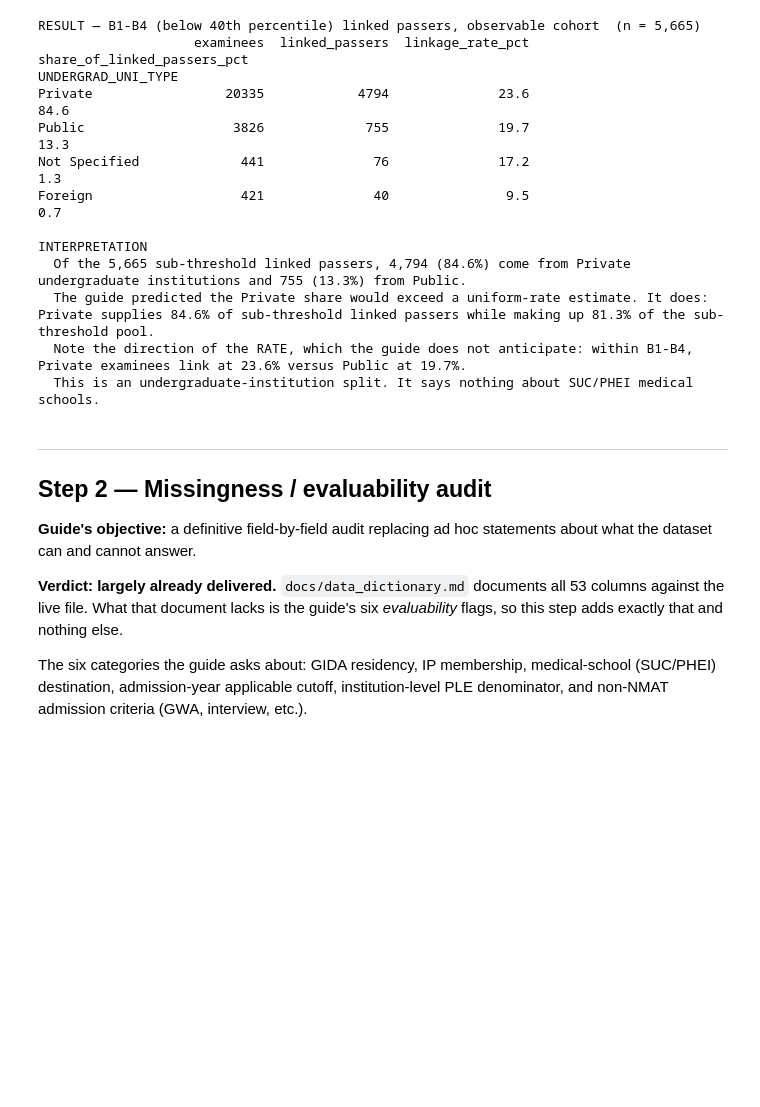
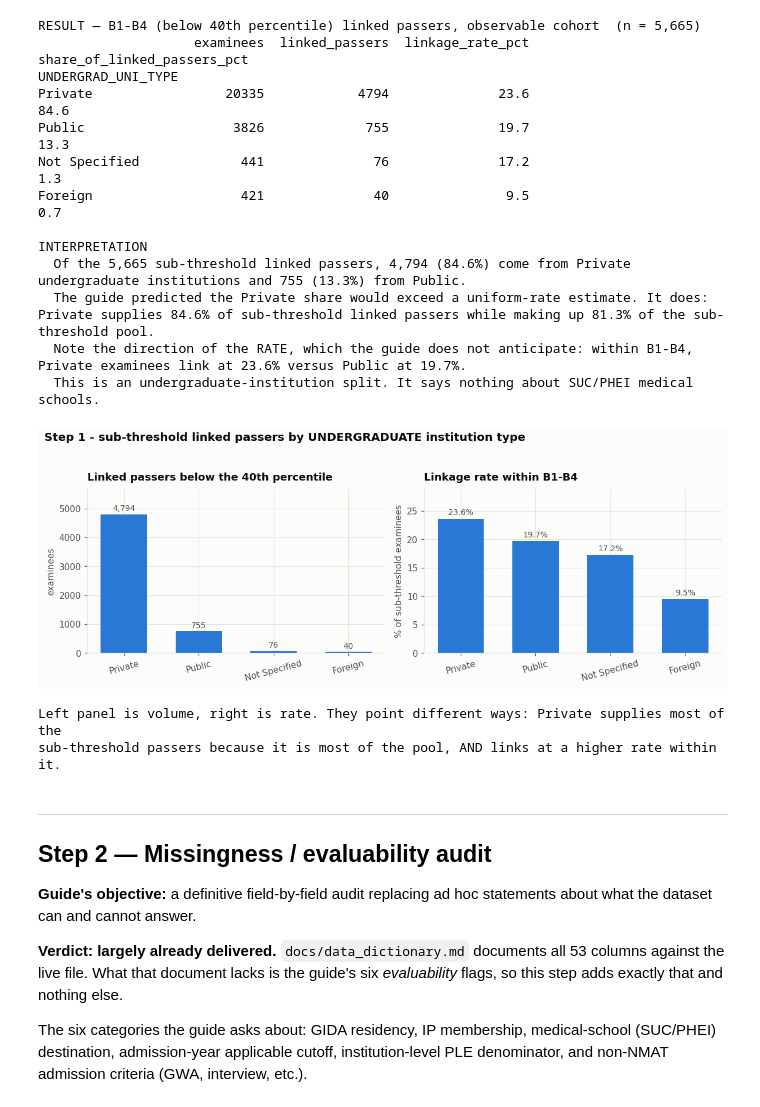
Before and after one commit to yoshiii1203/NMAT-Main-Repository, a Jupyter notebook: 6_Robustness_Analysis.ipynb, the cells around one changed output. Saved outputs shown, nothing was run; the diff lists cells and outputs as text; code cells hidden in the pictures; blank space fills up the shorter version.

```diff
--- a/6_Robustness_Analysis.ipynb
+++ b/6_Robustness_Analysis.ipynb
@@ -199,6 +250,30 @@ INTERPRETATION
   The guide predicted the Private share would exceed a uniform-rate estimate. It does: Private supplies 84.6% of sub-threshold linked passers while making up 81.3% of the sub-threshold pool.
   Note the direction of the RATE, which the guide does not anticipate: within B1-B4, Private examinees link at 23.6% versus Public at 19.7%.
   This is an undergraduate-institution split. It says nothing about SUC/PHEI medical schools.
+# %%
+d1 = s1.sort_values("linked_passers", ascending=False)
+fig, axes = plt.subplots(1, 2, figsize=(11, 4.2))
+
+b = axes[0].bar(d1.index, d1.linked_passers, color=C1, width=.62)
+label_bars(axes[0], b, "{:,.0f}", dy=60)
+style(axes[0], "Linked passers below the 40th percentile", "examinees")
+axes[0].set_ylim(0, d1.linked_passers.max() * 1.18)
+
+b = axes[1].bar(d1.index, d1.linkage_rate_pct, color=C1, width=.62)
+label_bars(axes[1], b, "{:.1f}%", dy=.4)
+style(axes[1], "Linkage rate within B1-B4", "% of sub-threshold examinees")
+axes[1].set_ylim(0, d1.linkage_rate_pct.max() * 1.22)
+
+for ax in axes: ax.tick_params(axis="x", rotation=15)
+fig.suptitle("Step 1 - sub-threshold linked passers by UNDERGRADUATE institution type",
+             x=.01, ha="left", fontsize=13, fontweight="700", color=INK)
+fig.tight_layout(rect=[0, 0, 1, .94]); plt.show()
+print("Left panel is volume, right is rate. They point different ways: Private supplies most of the")
+print("sub-threshold passers because it is most of the pool, AND links at a higher rate within it.")
+# %% [output]
+[figure, added]
+Left panel is volume, right is rate. They point different ways: Private supplies most of the
+sub-threshold passers because it is most of the pool, AND links at a higher rate within it.
 # %% [markdown]
 ---
 ## Step 2 — Missingness / evaluability audit
```
Also changed, not shown: parts of 14 cells of this notebook, 1 other file.
